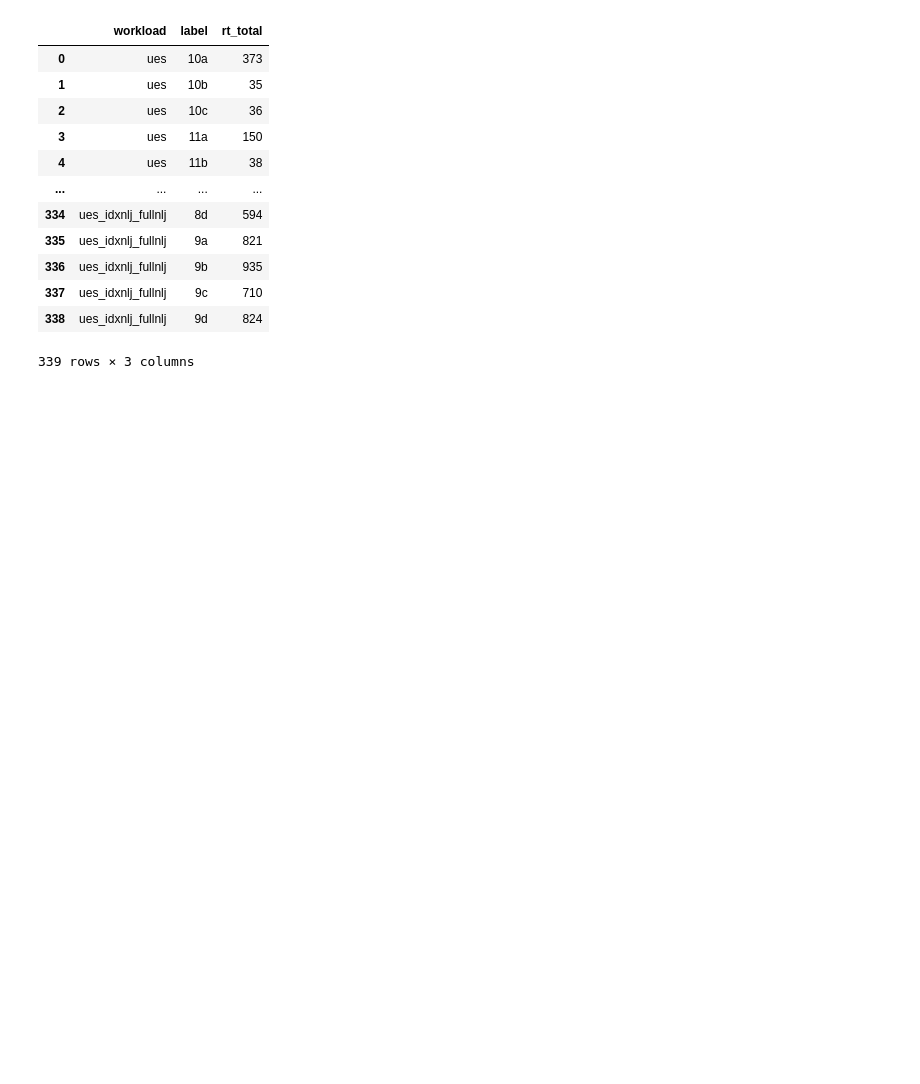
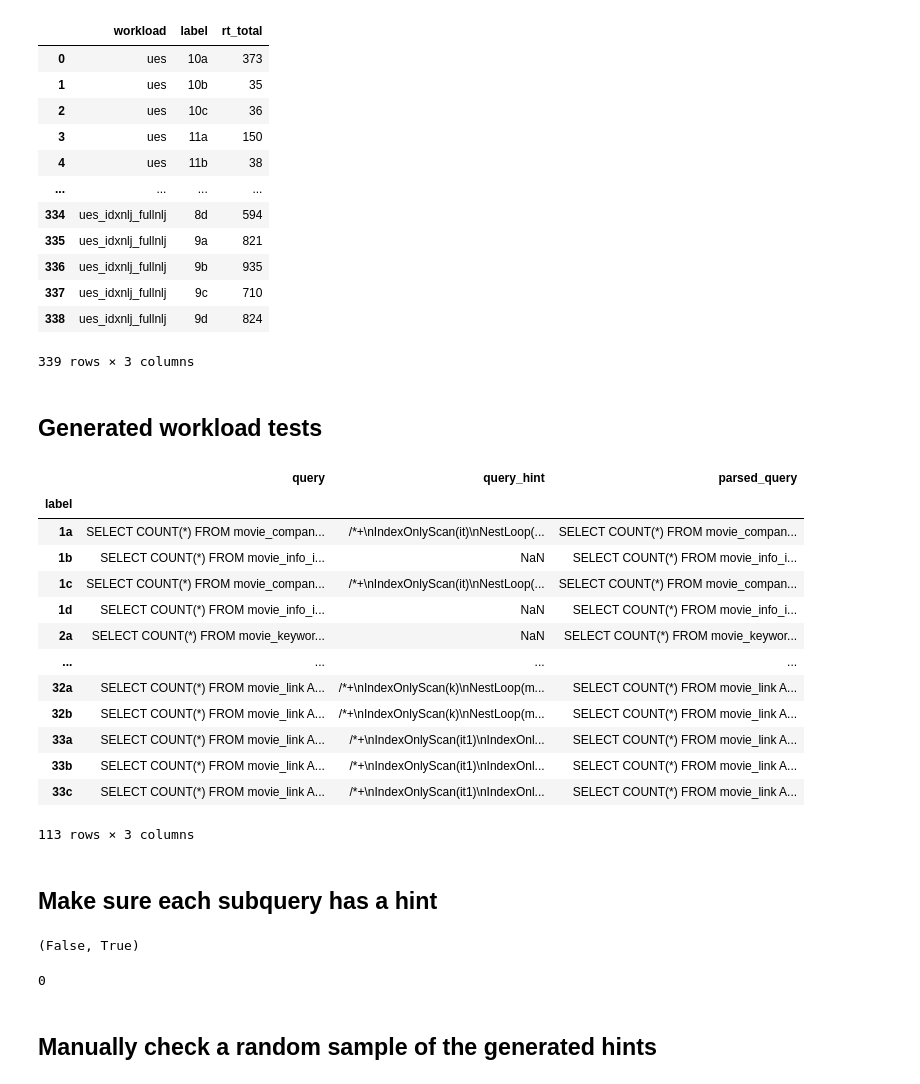
Before and after one commit to rbergm/PostBOUND, a Jupyter notebook: ues/UES_IdxNLJ.ipynb, the cells around one changed output. Cells and saved outputs as stored; diff of their text form; code cells hidden in the pictures; blank space fills up the shorter version.

Commit message:
Re-add workload files for all different settings

```diff
--- a/ues/UES_IdxNLJ.ipynb
+++ b/ues/UES_IdxNLJ.ipynb
@@ -273,3 +273,5 @@ df_full.groupby(["workload", "label"])["rt_total"].idxmin().to_frame().reset_ind
 | 337 | ues_idxnlj_fullnlj | 9c | 710 |
 | 338 | ues_idxnlj_fullnlj | 9d | 824 |
 339 rows × 3 columns
+# %% [markdown]
+## Generated workload tests
@@ -275,0 +289,33 @@ df_full.groupby(["workload", "label"])["rt_total"].idxmin().to_frame().reset_ind
+# %%
+df = pd.read_csv("workloads/job-ues-workload-idxnlj-pkidx.csv", index_col="label")
+df["parsed_query"] = df["query"].apply(mosp.MospQuery.parse)
+df
+# %% [output]
+|  | query | query_hint | parsed_query |
+| label |  |  |  |
+| 1a | SELECT COUNT(*) FROM movie_compan... | /*+\nIndexOnlyScan(it)\nNestLoop(... | SELECT COUNT(*) FROM movie_compan... |
+| 1b | SELECT COUNT(*) FROM movie_info_i... | NaN | SELECT COUNT(*) FROM movie_info_i... |
+| 1c | SELECT COUNT(*) FROM movie_compan... | /*+\nIndexOnlyScan(it)\nNestLoop(... | SELECT COUNT(*) FROM movie_compan... |
+| 1d | SELECT COUNT(*) FROM movie_info_i... | NaN | SELECT COUNT(*) FROM movie_info_i... |
+| 2a | SELECT COUNT(*) FROM movie_keywor... | NaN | SELECT COUNT(*) FROM movie_keywor... |
+| ... | ... | ... | ... |
+| 32a | SELECT COUNT(*) FROM movie_link A... | /*+\nIndexOnlyScan(k)\nNestLoop(m... | SELECT COUNT(*) FROM movie_link A... |
+| 32b | SELECT COUNT(*) FROM movie_link A... | /*+\nIndexOnlyScan(k)\nNestLoop(m... | SELECT COUNT(*) FROM movie_link A... |
+| 33a | SELECT COUNT(*) FROM movie_link A... | /*+\nIndexOnlyScan(it1)\nIndexOnl... | SELECT COUNT(*) FROM movie_link A... |
+| 33b | SELECT COUNT(*) FROM movie_link A... | /*+\nIndexOnlyScan(it1)\nIndexOnl... | SELECT COUNT(*) FROM movie_link A... |
+| 33c | SELECT COUNT(*) FROM movie_link A... | /*+\nIndexOnlyScan(it1)\nIndexOnl... | SELECT COUNT(*) FROM movie_link A... |
+113 rows × 3 columns
+# %% [markdown]
+## Make sure each subquery has a hint
+# %%
+subqueries = df.loc[df["query"].str.count("SELECT") > 1]
+non_subqueries = df.loc[~df.index.isin(subqueries.index)]
+subqueries.query_hint.isna().any(), non_subqueries.query_hint.isna().all()
+# %% [output]
+(False, True)
+# %%
+len(df.loc[df["query"].str.count("SELECT") != df["parsed_query"].apply(lambda q: len(q.subqueries()) + 1)])
+# %% [output]
+0
+# %% [markdown]
+## Manually check a random sample of the generated hints
```
Also changed, not shown: parts of 10 cells of this notebook, 4 other files.
